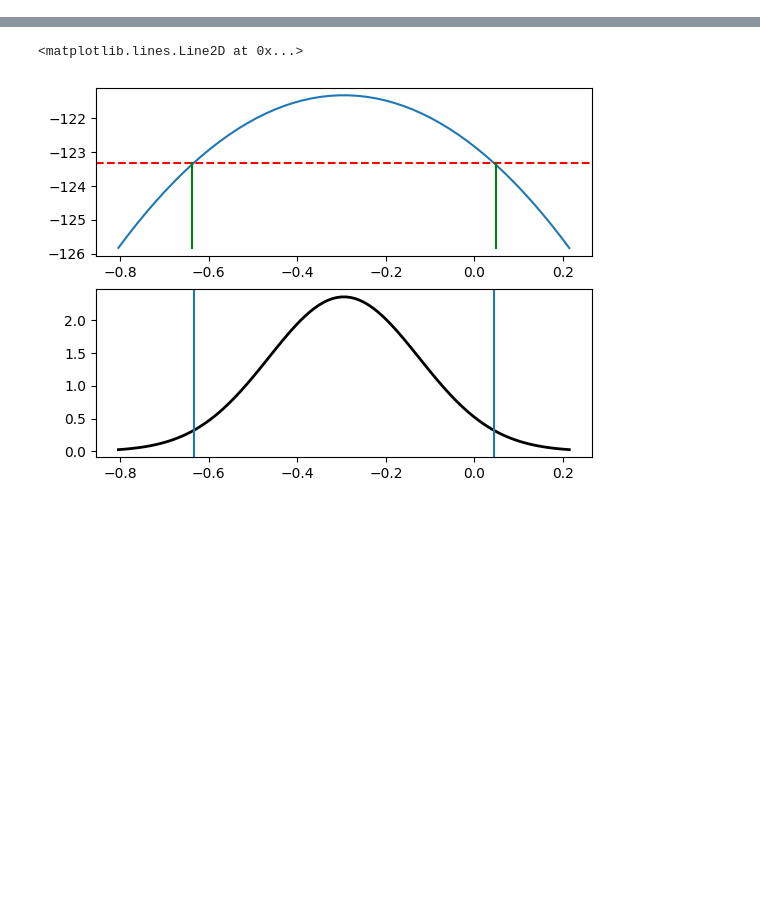
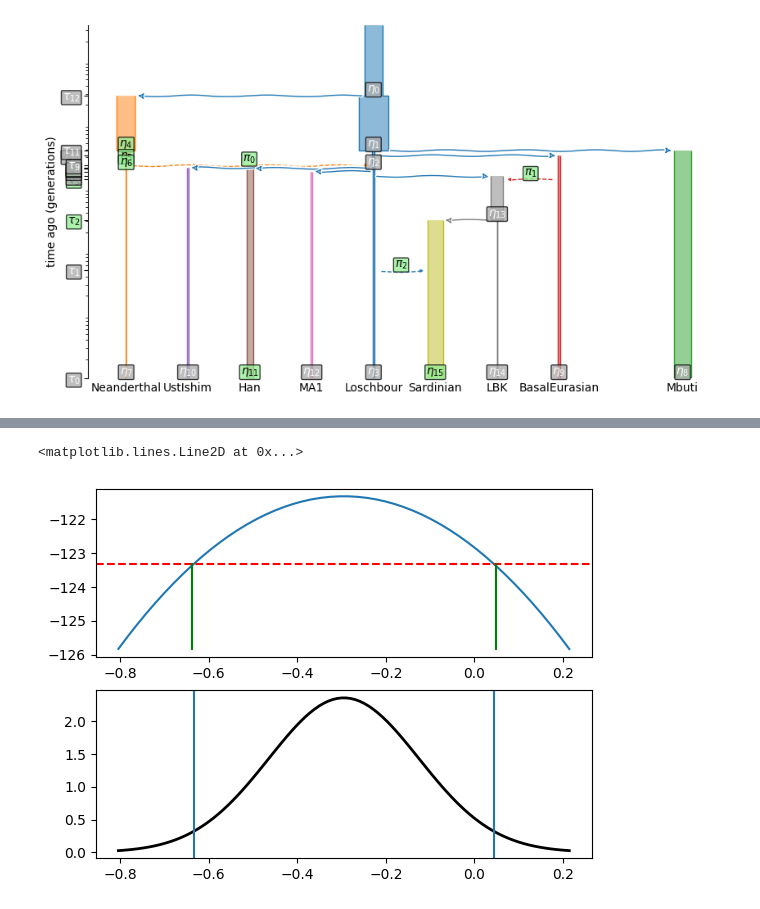
Before and after one commit to enesdilber/URPS_popgen, a Jupyter notebook: Profile_likelihood.ipynb, the cells around one changed output, grey strips where cells are left out. Drawn from its saved outputs; the diff is of its cells as text; code cells hidden in the pictures; blank space fills up the shorter version.

```diff
--- a/Profile_likelihood.ipynb
+++ b/Profile_likelihood.ipynb
@@ -70,0 +55,24 @@ params.tubes(show_letters=True)
+# %%
+# Construct momi
+momi = Momi(
+    demo, sampled_demes=sampled_demes, sample_sizes=sample_sizes, jitted=True, low_memory=False
+)
+# %%
+jsfs = momi.simulate(10000, seed=108)
+# %%
+momi.batch_size = jsfs.nnz + 3
+# %%
+params = Params(momi)
+params.set_train_all_pis(True)
+params.set_train('eta_11', True)
+params.set_train('eta_6', True)
+params.set_train('eta_5', True)
+params.set_train('eta_4', True)
+params.set_train('eta_15', True)
+params.set_train('tau_7', True)
+params.set_train('tau_3', True)
+params.set_train('tau_2', True)
+# %%
+params.tubes(False, True, log_time=True)
+# %% [output]
+[figure, added]
```
Also changed, not shown: parts of 50 cells of this notebook, 2 other files.
